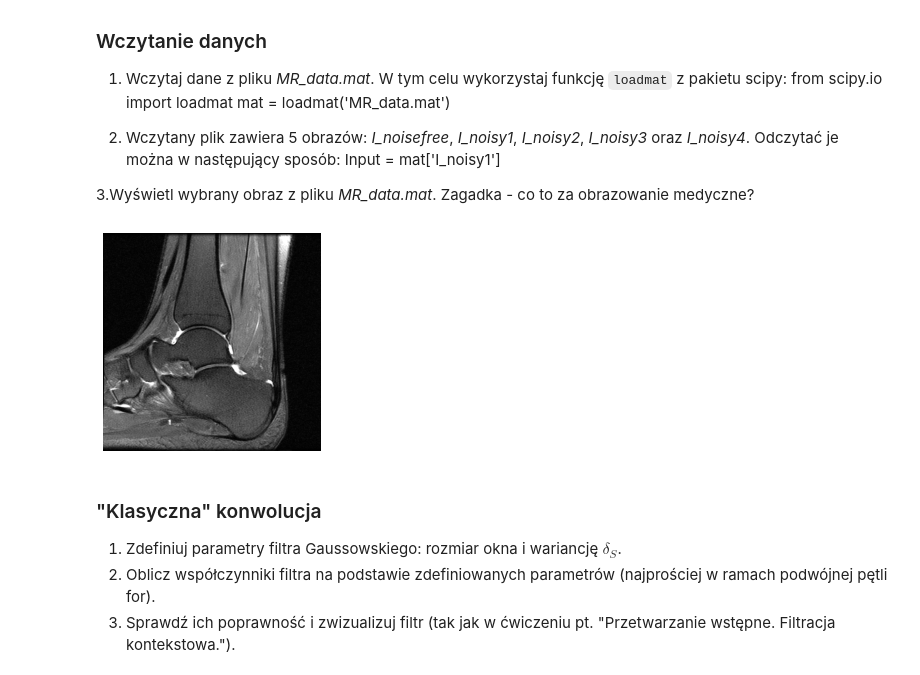
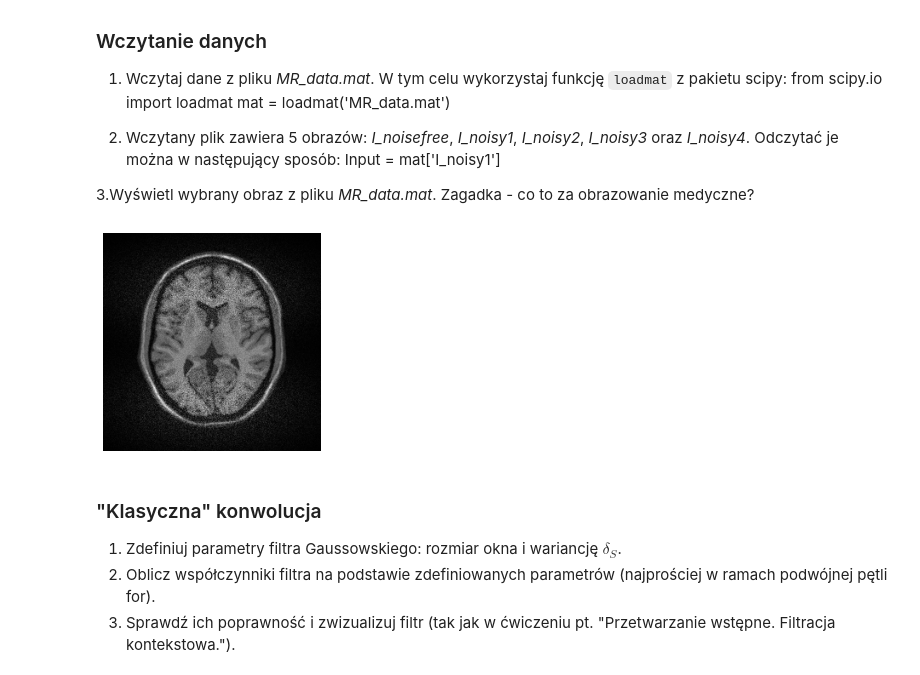
Before and after one commit to mhawryluk/wdcpo, a Jupyter notebook: lab7/07_bilateral.ipynb, the cells around one changed output. Drawn from its saved outputs; the diff is of its cells as text; code cells hidden in the pictures.

```diff
--- a/lab7/07_bilateral.ipynb
+++ b/lab7/07_bilateral.ipynb
@@ -68,12 +68,14 @@ if not os.path.exists("MR_data.mat") :
 # %%
 mat = loadmat("MR_data.mat")
 # %%
-plt.imshow(mat['I_noisy4'])
+image = mat['I_noisy2']
+
+plt.imshow(image)
 plt.axis('off')
 plt.gray()
 plt.show()
 # %% [output]
-[figure, old version]
+[figure, new version]
 # %% [markdown]
 ### "Klasyczna" konwolucja
 
```
Also changed, not shown: parts of 5 cells of this notebook, 1 other file.
